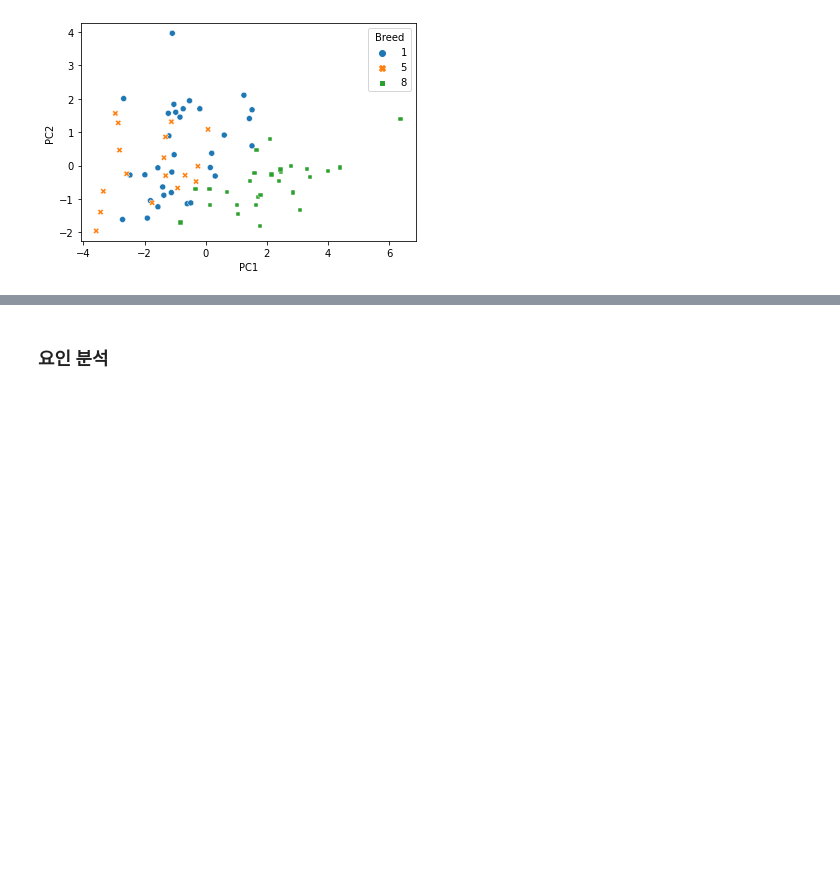
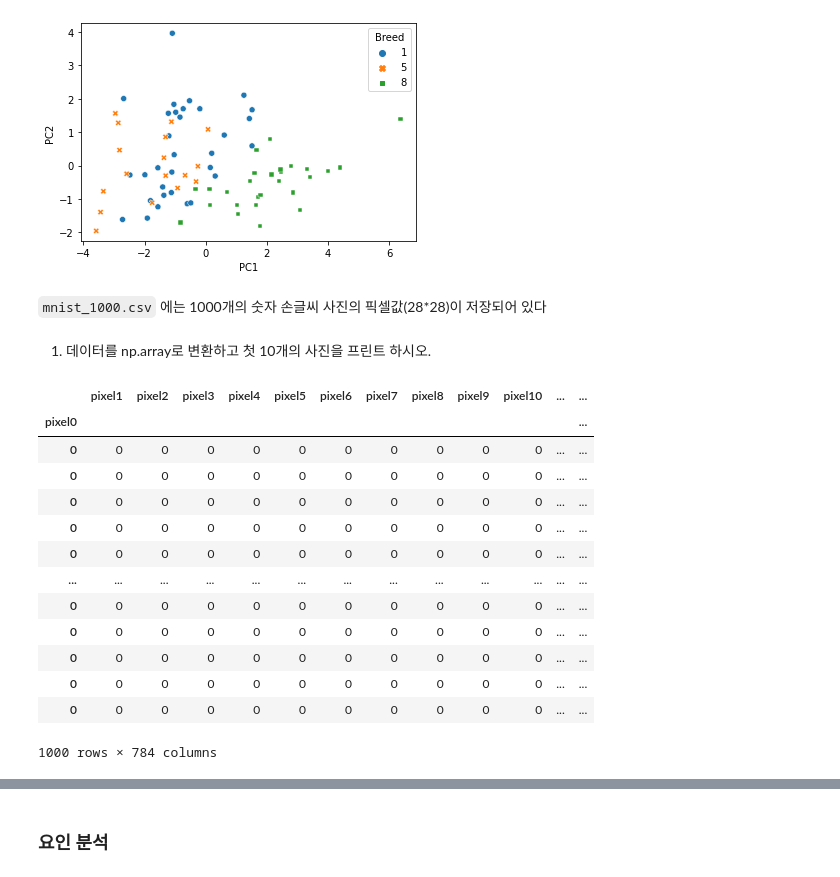
Before and after one commit to luckyspia/TIL, a Jupyter notebook: Statisic_Analysis/05.Dimension Reduction.ipynb, the cells around one changed output, grey strips where cells are left out. Drawn from its saved outputs; the diff is of its cells as text; code cells hidden in the pictures; blank space fills up the shorter version.

```diff
--- a/Statisic_Analysis/05.Dimension Reduction.ipynb
+++ b/Statisic_Analysis/05.Dimension Reduction.ipynb
@@ -519,3 +519,7 @@ plt.ylabel('PC2')
 plt.show()
 # %% [output]
 [figure]
+# %% [markdown]
+`mnist_1000.csv` 에는 1000개의 숫자 손글씨 사진의 픽셀값(28*28)이 저장되어 있다
+# %% [markdown]
+1. 데이터를 np.array로 변환하고 첫 10개의 사진을 프린트 하시오.
@@ -521,0 +532,17 @@ plt.show()
+# %%
+mnist
+# %% [output]
+|  | pixel1 | pixel2 | pixel3 | pixel4 | pixel5 | pixel6 | pixel7 | pixel8 | pixel9 | pixel10 | ... | ... |
+| pixel0 |  |  |  |  |  |  |  |  |  |  |  | ... |
+| 0 | 0 | 0 | 0 | 0 | 0 | 0 | 0 | 0 | 0 | 0 | ... | ... |
+| 0 | 0 | 0 | 0 | 0 | 0 | 0 | 0 | 0 | 0 | 0 | ... | ... |
+| 0 | 0 | 0 | 0 | 0 | 0 | 0 | 0 | 0 | 0 | 0 | ... | ... |
+| 0 | 0 | 0 | 0 | 0 | 0 | 0 | 0 | 0 | 0 | 0 | ... | ... |
+| 0 | 0 | 0 | 0 | 0 | 0 | 0 | 0 | 0 | 0 | 0 | ... | ... |
+| ... | ... | ... | ... | ... | ... | ... | ... | ... | ... | ... | ... | ... |
+| 0 | 0 | 0 | 0 | 0 | 0 | 0 | 0 | 0 | 0 | 0 | ... | ... |
+| 0 | 0 | 0 | 0 | 0 | 0 | 0 | 0 | 0 | 0 | 0 | ... | ... |
+| 0 | 0 | 0 | 0 | 0 | 0 | 0 | 0 | 0 | 0 | 0 | ... | ... |
+| 0 | 0 | 0 | 0 | 0 | 0 | 0 | 0 | 0 | 0 | 0 | ... | ... |
+| 0 | 0 | 0 | 0 | 0 | 0 | 0 | 0 | 0 | 0 | 0 | ... | ... |
+1000 rows × 784 columns
```
Also changed, not shown: parts of 13 cells of this notebook.
